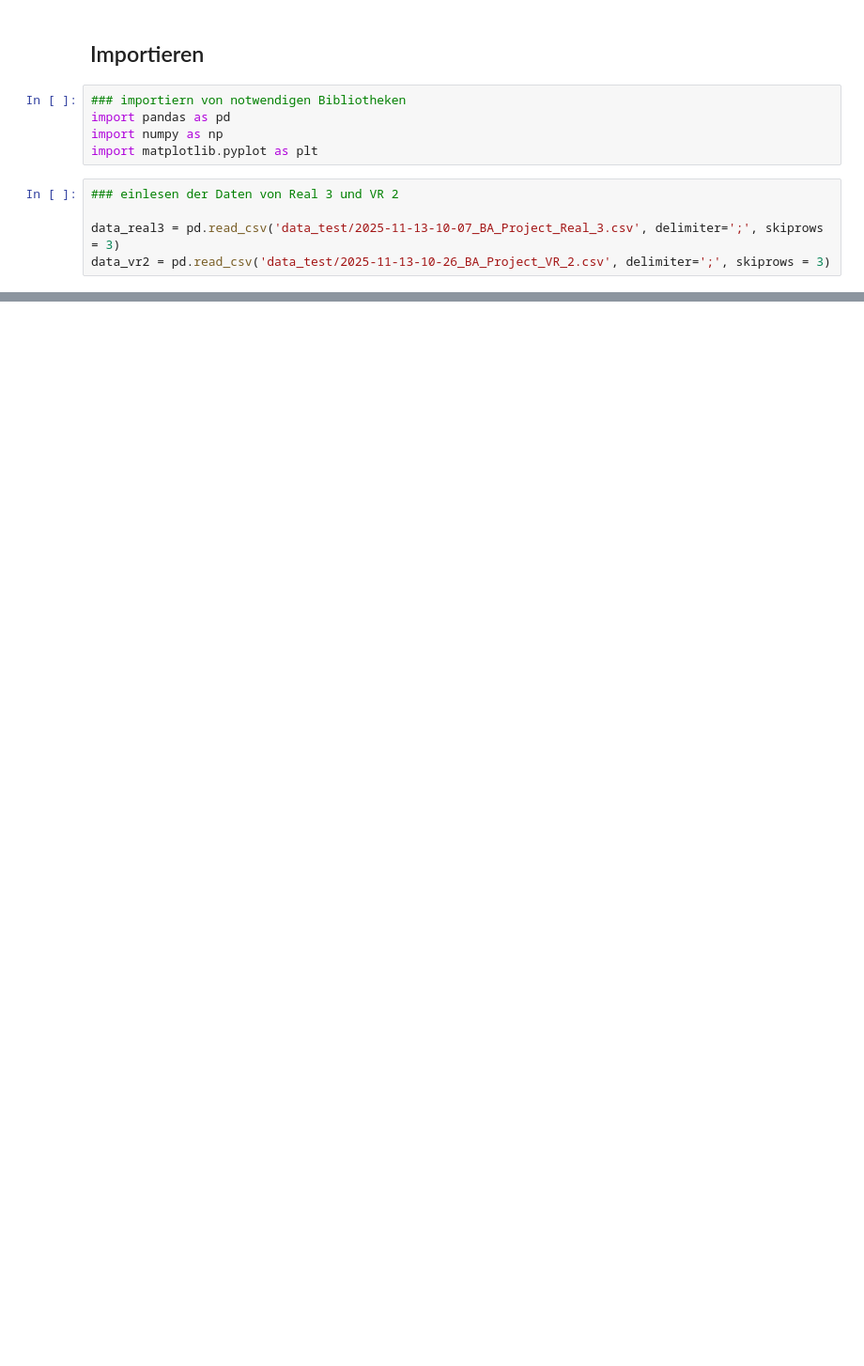
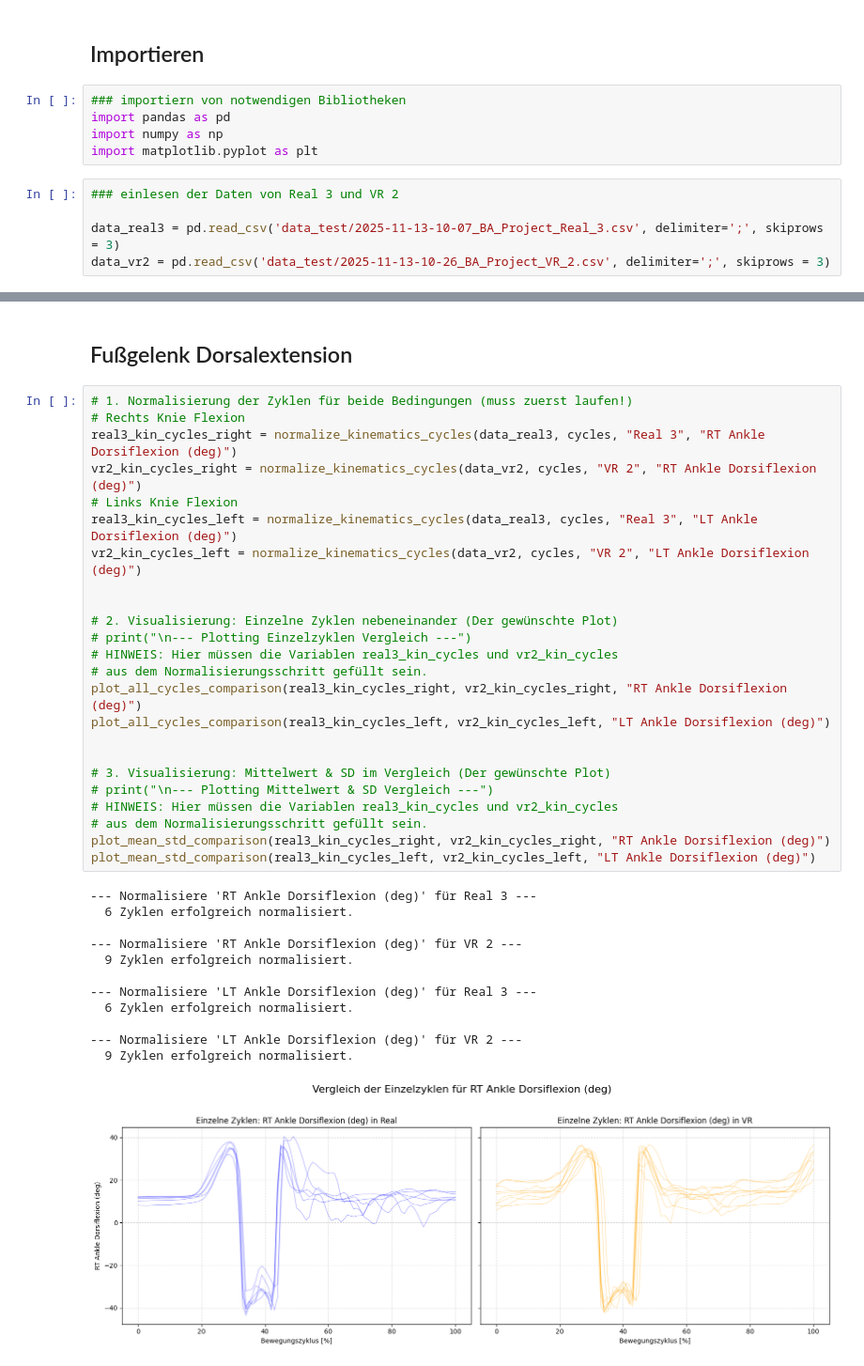
Before and after one commit to TillSchroeter/BA_Project, a Jupyter notebook: main_IMU.ipynb, the cells around one changed output, grey strips where cells are left out. Shown at 94% size. Drawn from its saved outputs; the diff is of its cells as text; blank space fills up the shorter version.

```diff
--- a/main_IMU.ipynb
+++ b/main_IMU.ipynb
@@ -32,0 +298,39 @@ plt.show()
+# %% [markdown]
+## Fußgelenk Dorsalextension
+# %%
+# 1. Normalisierung der Zyklen für beide Bedingungen (muss zuerst laufen!)
+# Rechts Knie Flexion
+real3_kin_cycles_right = normalize_kinematics_cycles(data_real3, cycles, "Real 3", "RT Ankle Dorsiflexion (deg)")
+vr2_kin_cycles_right = normalize_kinematics_cycles(data_vr2, cycles, "VR 2", "RT Ankle Dorsiflexion (deg)")
+# Links Knie Flexion
+real3_kin_cycles_left = normalize_kinematics_cycles(data_real3, cycles, "Real 3", "LT Ankle Dorsiflexion (deg)")
+vr2_kin_cycles_left = normalize_kinematics_cycles(data_vr2, cycles, "VR 2", "LT Ankle Dorsiflexion (deg)")
+
+
+# 2. Visualisierung: Einzelne Zyklen nebeneinander (Der gewünschte Plot)
+# print("\n--- Plotting Einzelzyklen Vergleich ---")
+# HINWEIS: Hier müssen die Variablen real3_kin_cycles und vr2_kin_cycles
+# aus dem Normalisierungsschritt gefüllt sein.
+plot_all_cycles_comparison(real3_kin_cycles_right, vr2_kin_cycles_right, "RT Ankle Dorsiflexion (deg)")
+plot_all_cycles_comparison(real3_kin_cycles_left, vr2_kin_cycles_left, "LT Ankle Dorsiflexion (deg)")
+
+
+# 3. Visualisierung: Mittelwert & SD im Vergleich (Der gewünschte Plot)
+# print("\n--- Plotting Mittelwert & SD Vergleich ---")
+# HINWEIS: Hier müssen die Variablen real3_kin_cycles und vr2_kin_cycles
+# aus dem Normalisierungsschritt gefüllt sein.
+plot_mean_std_comparison(real3_kin_cycles_right, vr2_kin_cycles_right, "RT Ankle Dorsiflexion (deg)")
+plot_mean_std_comparison(real3_kin_cycles_left, vr2_kin_cycles_left, "LT Ankle Dorsiflexion (deg)")
+# %% [output]
+--- Normalisiere 'RT Ankle Dorsiflexion (deg)' für Real 3 ---
+  6 Zyklen erfolgreich normalisiert.
+
+--- Normalisiere 'RT Ankle Dorsiflexion (deg)' für VR 2 ---
+  9 Zyklen erfolgreich normalisiert.
+
+--- Normalisiere 'LT Ankle Dorsiflexion (deg)' für Real 3 ---
+  6 Zyklen erfolgreich normalisiert.
+
+--- Normalisiere 'LT Ankle Dorsiflexion (deg)' für VR 2 ---
+  9 Zyklen erfolgreich normalisiert.
+[figure, added]
```
Also changed, not shown: parts of 9 cells of this notebook, 1 other file.
